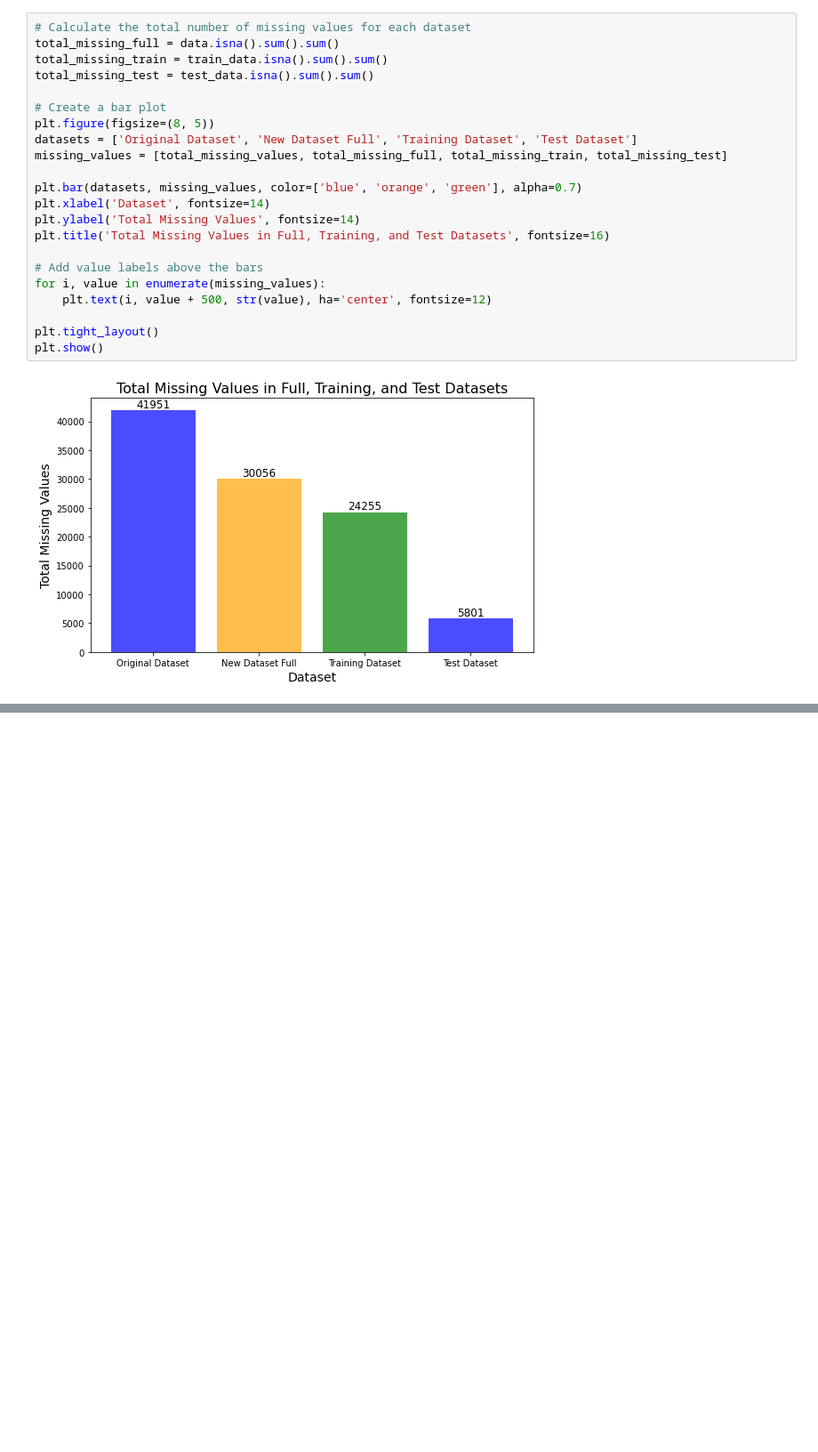
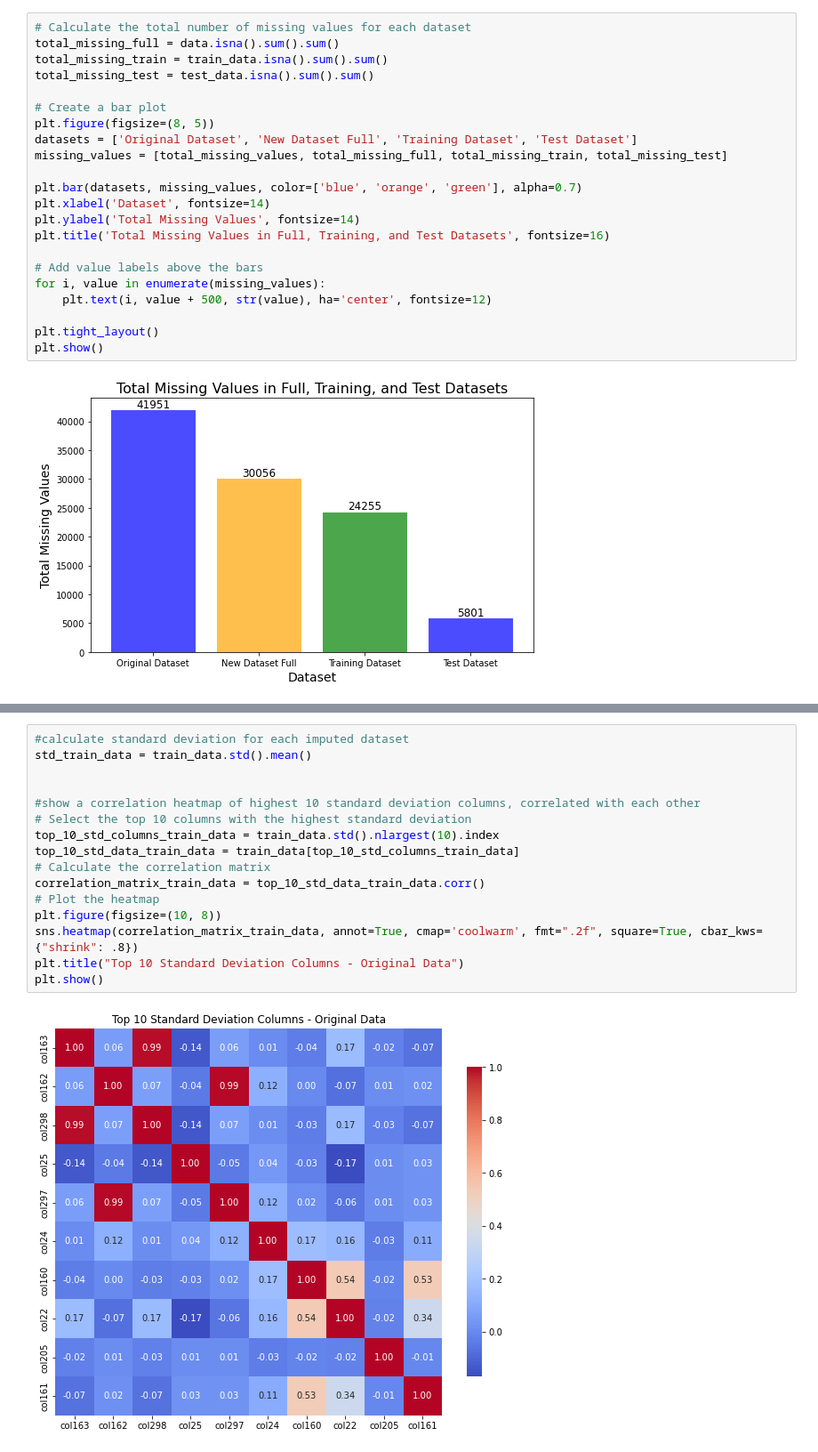
Before and after one commit to hugo-am/SECOM_HTWG2, a Jupyter notebook: SECOM Base.ipynb, the cells around one changed output, grey strips where cells are left out. Shown at 89% size. Cells and saved outputs as stored; diff of their text form; blank space fills up the shorter version.

```diff
--- a/SECOM Base.ipynb
+++ b/SECOM Base.ipynb
@@ -494,0 +545,18 @@ KNN Imputation: 191158.3572794595
+# %%
+#calculate standard deviation for each imputed dataset
+std_train_data = train_data.std().mean()
+
+
+#show a correlation heatmap of highest 10 standard deviation columns, correlated with each other
+# Select the top 10 columns with the highest standard deviation
+top_10_std_columns_train_data = train_data.std().nlargest(10).index
+top_10_std_data_train_data = train_data[top_10_std_columns_train_data]
+# Calculate the correlation matrix
+correlation_matrix_train_data = top_10_std_data_train_data.corr()
+# Plot the heatmap
+plt.figure(figsize=(10, 8))
+sns.heatmap(correlation_matrix_train_data, annot=True, cmap='coolwarm', fmt=".2f", square=True, cbar_kws={"shrink": .8})
+plt.title("Top 10 Standard Deviation Columns - Original Data")
+plt.show()
+# %% [output]
+[figure, added]
```
Also changed, not shown: parts of 11 cells of this notebook.
